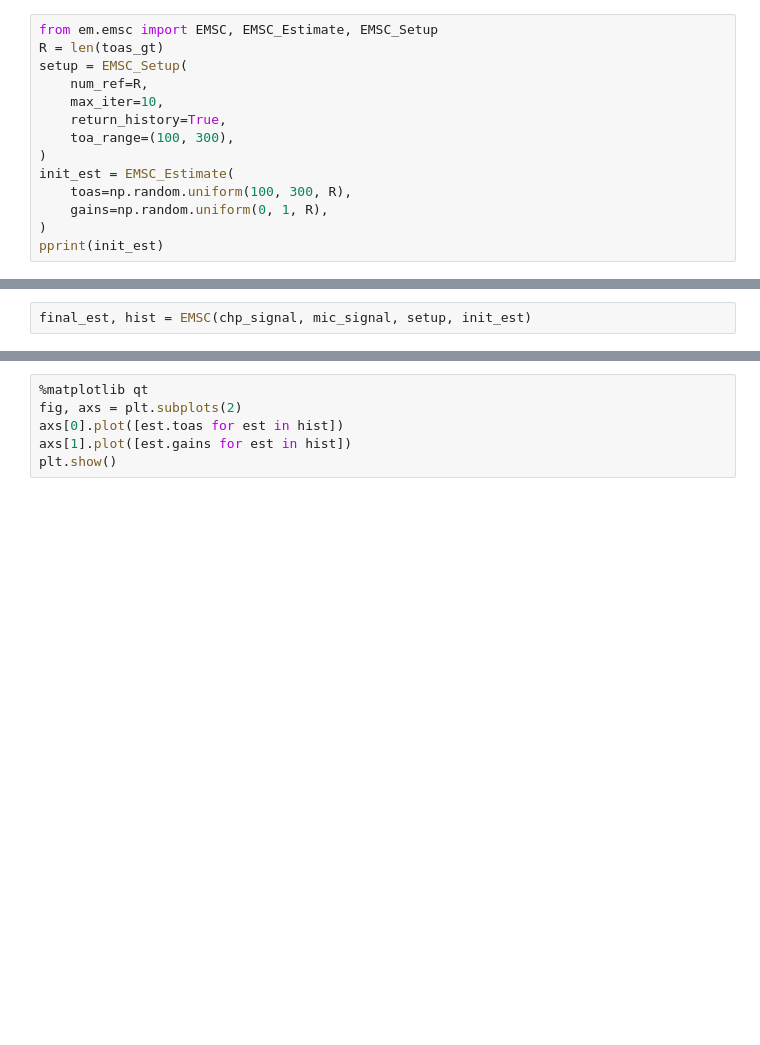
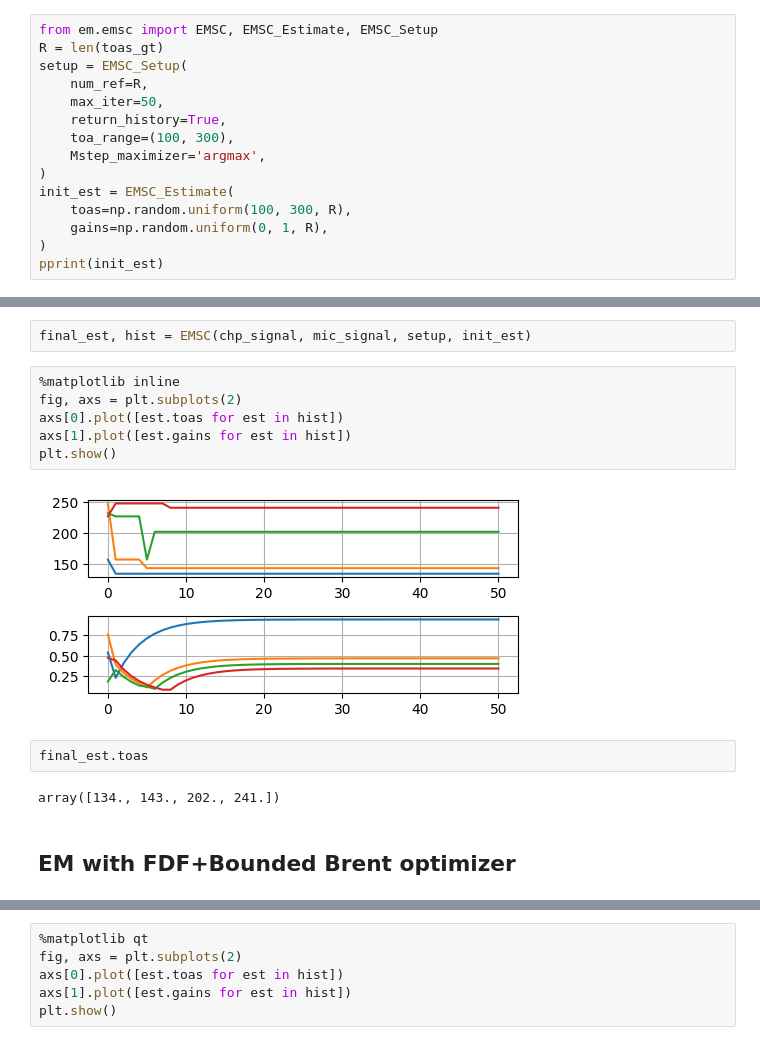
Before and after one commit to enceladus2000/em-echo-estimation, a Jupyter notebook: exp2_emsc_basic.ipynb, the cells around one changed output, grey strips where cells are left out. Saved outputs shown, nothing was run; the diff lists cells and outputs as text; blank space fills up the shorter version.

```diff
--- a/exp2_emsc_basic.ipynb
+++ b/exp2_emsc_basic.ipynb
@@ -62,9 +59,10 @@ from em.emsc import EMSC, EMSC_Estimate, EMSC_Setup
 R = len(toas_gt)
 setup = EMSC_Setup(
     num_ref=R,
-    max_iter=10,
+    max_iter=50,
     return_history=True,
     toa_range=(100, 300),
+    Mstep_maximizer='argmax',
 )
 init_est = EMSC_Estimate(
     toas=np.random.uniform(100, 300, R),
@@ -80,3 +75,17 @@ pprint(toas_gt)
 array([134.221, 143.1  , 202.01 , 240.9  ])
 # %%
 final_est, hist = EMSC(chp_signal, mic_signal, setup, init_est)
+# %%
+%matplotlib inline
+fig, axs = plt.subplots(2)
+axs[0].plot([est.toas for est in hist])
+axs[1].plot([est.gains for est in hist])
+plt.show()
+# %% [output]
+[figure, added]
+# %%
+final_est.toas
+# %% [output]
+array([134., 143., 202., 241.])
+# %% [markdown]
+## EM with FDF+Bounded Brent optimizer
```
Also changed, not shown: parts of 10 cells of this notebook, 4 other files.
